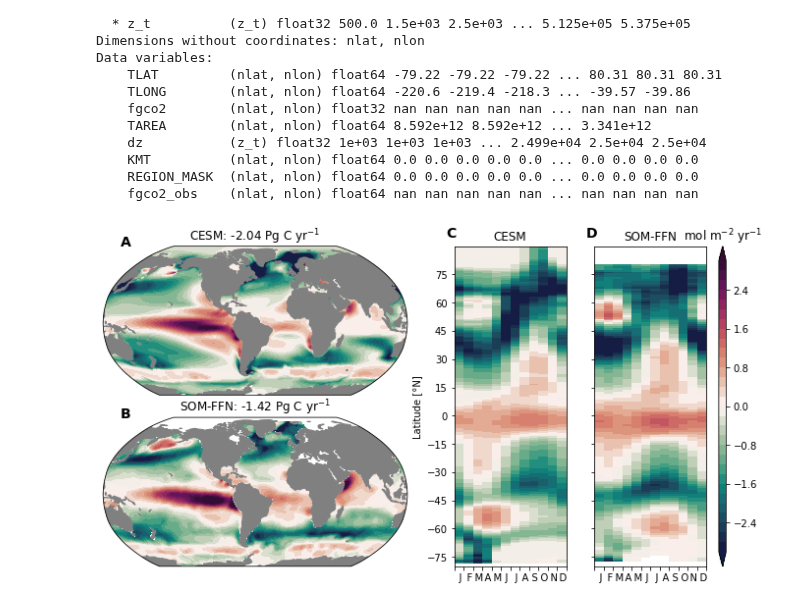
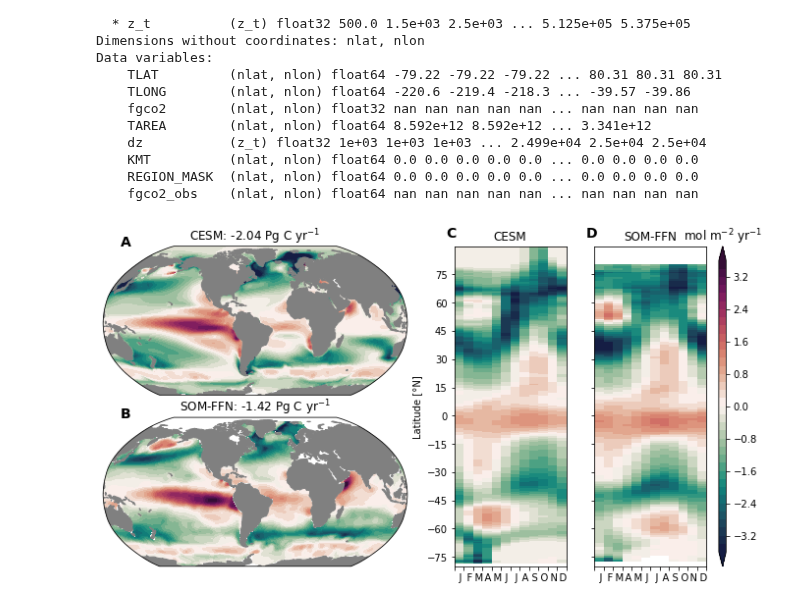
Before and after one commit to marbl-ecosys/cesm2-marbl, a Jupyter notebook: notebooks/co2-flux.ipynb, the cells around one changed output. Drawn from its saved outputs; the diff is of its cells as text; code cells hidden in the pictures.

```diff
--- a/notebooks/co2-flux.ipynb
+++ b/notebooks/co2-flux.ipynb
@@ -236,7 +236,7 @@ axs_za = [
 
 cmap = cmocean.cm.curl
 
-levels = np.arange(-3, 3.2, 0.2)
+levels = np.arange(-3.6, 3.8, 0.2)
 
 for field, ax in zip(['fgco2', 'fgco2_obs'], axs_map):
 
@@ -271,31 +271,31 @@ axs_za[0].pcolormesh(
 
 axs_za[1].pcolormesh(
     np.arange(0, 13, 1),
     ds_obs_za.lat,
     ds_obs_za.fgco2_smoothed.T,
     cmap=cmap,
     norm=colors.BoundaryNorm(levels, ncolors=cmap.N),
 )
 
 monlabs = np.array(["J", "F", "M", "A", "M", "J", "J", "A", "S", "O", "N", "D"])
 
 for ax in axs_za:
     ax.set_ylim([-80, 90.])
     ax.set_yticks(np.arange(-75, 90, 15))
     ax.set_xticks(np.arange(0, 13))
     ax.set_xticklabels([f'    {m}' for m in monlabs]+['']);
 axs_za[0].set_ylabel('Latitude [°N]')
 axs_za[1].set_yticklabels([])
 
 axs_za[0].set_title('CESM')
 axs_za[1].set_title('SOM-FFN')
 
 utils.label_plots(fig, [ax for ax in axs_map], xoff=0.02, yoff=0)
 utils.label_plots(fig, [ax for ax in axs_za], xoff=-0.01, start=2)
 
 plt.colorbar(cf, cax=cax)
 cax.set_title('mol m$^{-2}$ yr$^{-1}$')
 
 utils.savefig('fgco2.pdf')
 # %% [output]
-[figure, old version]
+[figure, new version]
```
Also changed, not shown: 2 other files.
